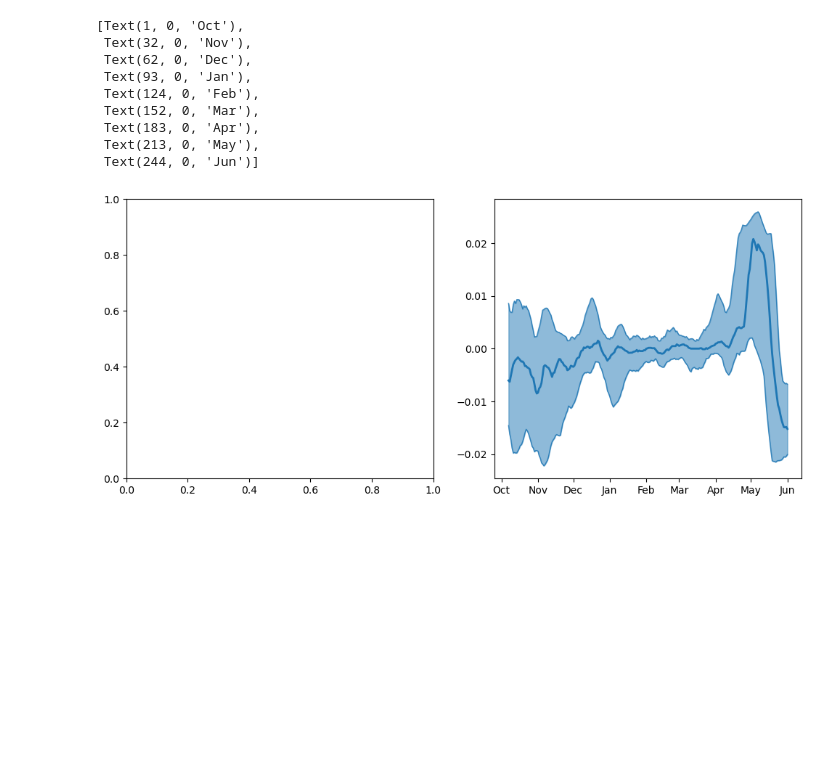
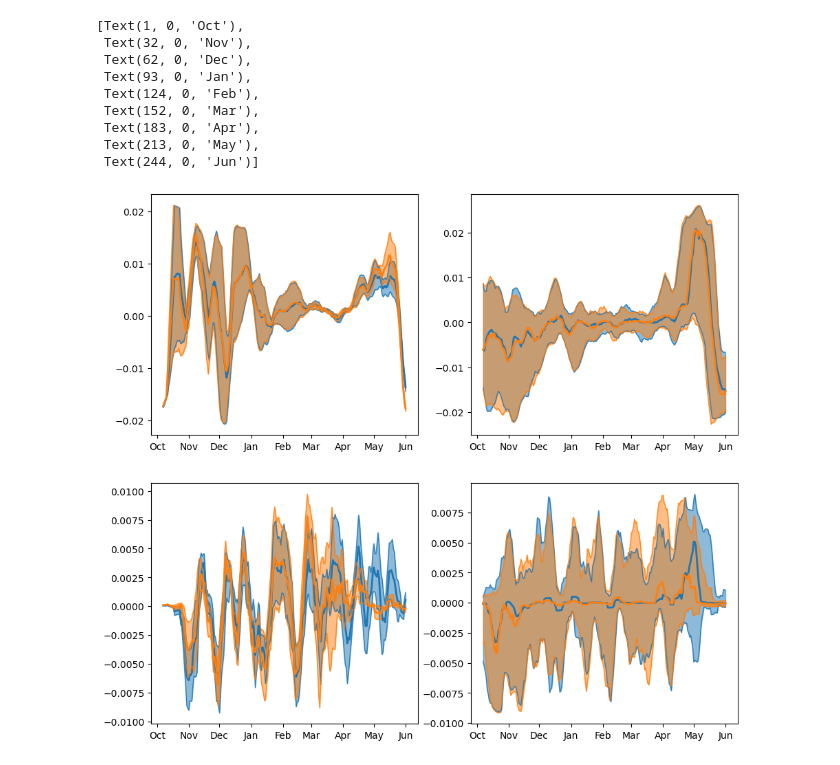
Before and after one commit to rpalomaki/SWE_error_analysis, a Jupyter notebook: ross_sandbox.ipynb, the cells around one changed output. Drawn from its saved outputs; the diff is of its cells as text; code cells hidden in the pictures; blank space fills up the shorter version.

```diff
--- a/ross_sandbox.ipynb
+++ b/ross_sandbox.ipynb
@@ -126,17 +139,81 @@ chena_6pm = chena.loc[chena.index.hour==18]
 chena_6am['soil_error'] = calc_soil_moisture_error(chena_sand, chena_clay, chena_6am['sm_2cm']/100)
 chena_6pm['soil_error'] = calc_soil_moisture_error(chena_sand, chena_clay, chena_6pm['sm_2cm']/100)
 
+mores_veg_height = 6
+mores_6am['veg_error'] = calc_veg_permittivity_error(canopy_height=mores_veg_height, temperature_series=mores_6am['TAVG.H-1 (degC) '])
+mores_6pm['veg_error'] = calc_veg_permittivity_error(canopy_height=mores_veg_height, temperature_series=mores_6pm['TAVG.H-1 (degC) '])
 
 
-fig, ax = plt.subplots(1, 2, figsize=(12,5))
-gb = chena_6am.loc[chena['dowy']<=244].groupby('dowy')
-ax[1].fill_between(gb.quantile(0.1)['soil_error'].index, chena_6am.loc[chena['dowy']<=244].groupby('dowy').quantile(0.1)['soil_error'].rolling(7).mean(), chena_6am.loc[chena['dowy']<=244].groupby('dowy').quantile(0.9)['soil_error'].rolling(7).mean(), alpha=0.5, color=plt.get_cmap('tab10')(0))
-ax[1].plot(gb.median()['soil_error'].rolling(7).mean(), lw=2)
-ax[1].plot(gb.quantile(0.1)['soil_error'].rolling(7).mean(), lw=1, alpha=0.8, color=plt.get_cmap('tab10')(0))
-ax[1].plot(gb.quantile(0.9)['soil_error'].rolling(7).mean(), lw=1, alpha=0.8, color=plt.get_cmap('tab10')(0))
+chena_veg_height = 5
+chena_6am['veg_error'] = calc_veg_permittivity_error(canopy_height=chena_veg_height, temperature_series=chena_6am['TOBS.I-1 (degC) '])
+chena_6pm['veg_error'] = calc_veg_permittivity_error(canopy_height=chena_veg_height, temperature_series=chena_6pm['TOBS.I-1 (degC) '])
 
-ax[1].set_xticks([1,1+31,1+31+30,1+31+30+31,1+31+30+31+31,1+31+30+31+31+28,1+31+30+31+31+28+31,1+31+30+31+31+28+31+30,1+31+30+31+31+28+31+30+31])
-ax[1].set_xticklabels(['Oct','Nov','Dec','Jan','Feb','Mar','Apr','May','Jun'])
+
+
+mores6am_gb = mores_6am.loc[mores['dowy']<=244].groupby('dowy')
+mores6pm_gb = mores_6pm.loc[mores['dowy']<=244].groupby('dowy')
+chena6am_gb = chena_6am.loc[chena['dowy']<=244].groupby('dowy')
+chena6pm_gb = chena_6pm.loc[chena['dowy']<=244].groupby('dowy')
+
+
+
+
+fig, ax = plt.subplots(2, 2, figsize=(11,10))
+# Soil error
+ax[0,0].fill_between(mores6am_gb.quantile(0.1)['soil_error'].index, mores_6am.loc[mores['dowy']<=244].groupby('dowy').quantile(0.1)['soil_error'].rolling(7).mean(), mores_6am.loc[mores['dowy']<=244].groupby('dowy').quantile(0.9)['soil_error'].rolling(7).mean(), alpha=0.5, color=plt.get_cmap('tab10')(0))
+ax[0,0].plot(mores6am_gb.median()['soil_error'].rolling(7).mean(), lw=2)
+ax[0,0].plot(mores6am_gb.quantile(0.1)['soil_error'].rolling(7).mean(), lw=1, alpha=0.8, color=plt.get_cmap('tab10')(0))
+ax[0,0].plot(mores6am_gb.quantile(0.9)['soil_error'].rolling(7).mean(), lw=1, alpha=0.8, color=plt.get_cmap('tab10')(0))
+
+ax[0,0].fill_between(mores6pm_gb.quantile(0.1)['soil_error'].index, mores_6pm.loc[mores['dowy']<=244].groupby('dowy').quantile(0.1)['soil_error'].rolling(7).mean(), mores_6pm.loc[mores['dowy']<=244].groupby('dowy').quantile(0.9)['soil_error'].rolling(7).mean(), alpha=0.5, color=plt.get_cmap('tab10')(1))
+ax[0,0].plot(mores6pm_gb.median()['soil_error'].rolling(7).mean(), lw=2, color=plt.get_cmap('tab10')(1))
+ax[0,0].plot(mores6pm_gb.quantile(0.1)['soil_error'].rolling(7).mean(), lw=1, alpha=0.8, color=plt.get_cmap('tab10')(1))
+ax[0,0].plot(mores6pm_gb.quantile(0.9)['soil_error'].rolling(7).mean(), lw=1, alpha=0.8, color=plt.get_cmap('tab10')(1))
+
+ax[0,0].set_xticks([1,1+31,1+31+30,1+31+30+31,1+31+30+31+31,1+31+30+31+31+28,1+31+30+31+31+28+31,1+31+30+31+31+28+31+30,1+31+30+31+31+28+31+30+31])
+ax[0,0].set_xticklabels(['Oct','Nov','Dec','Jan','Feb','Mar','Apr','May','Jun'])
+
+ax[0,1].fill_between(chena6am_gb.quantile(0.1)['soil_error'].index, chena_6am.loc[chena['dowy']<=244].groupby('dowy').quantile(0.1)['soil_error'].rolling(7).mean(), chena_6am.loc[chena['dowy']<=244].groupby('dowy').quantile(0.9)['soil_error'].rolling(7).mean(), alpha=0.5, color=plt.get_cmap('tab10')(0))
+ax[0,1].plot(chena6am_gb.median()['soil_error'].rolling(7).mean(), lw=2)
+ax[0,1].plot(chena6am_gb.quantile(0.1)['soil_error'].rolling(7).mean(), lw=1, alpha=0.8, color=plt.get_cmap('tab10')(0))
+ax[0,1].plot(chena6am_gb.quantile(0.9)['soil_error'].rolling(7).mean(), lw=1, alpha=0.8, color=plt.get_cmap('tab10')(0))
+
+ax[0,1].fill_between(chena6pm_gb.quantile(0.1)['soil_error'].index, chena_6pm.loc[chena['dowy']<=244].groupby('dowy').quantile(0.1)['soil_error'].rolling(7).mean(), chena_6pm.loc[chena['dowy']<=244].groupby('dowy').quantile(0.9)['soil_error'].rolling(7).mean(), alpha=0.5, color=plt.get_cmap('tab10')(1))
+ax[0,1].plot(chena6pm_gb.median()['soil_error'].rolling(7).mean(), lw=2, color=plt.get_cmap('tab10')(1))
+ax[0,1].plot(chena6pm_gb.quantile(0.1)['soil_error'].rolling(7).mean(), lw=1, alpha=0.8, color=plt.get_cmap('tab10')(1))
+ax[0,1].plot(chena6pm_gb.quantile(0.9)['soil_error'].rolling(7).mean(), lw=1, alpha=0.8, color=plt.get_cmap('tab10')(1))
+
+ax[0,1].set_xticks([1,1+31,1+31+30,1+31+30+31,1+31+30+31+31,1+31+30+31+31+28,1+31+30+31+31+28+31,1+31+30+31+31+28+31+30,1+31+30+31+31+28+31+30+31])
+ax[0,1].set_xticklabels(['Oct','Nov','Dec','Jan','Feb','Mar','Apr','May','Jun'])
+
+# Veg error
+ax[1,0].fill_between(mores6am_gb.quantile(0.1)['veg_error'].index, mores_6am.loc[mores['dowy']<=244].groupby('dowy').quantile(0.1)['veg_error'].rolling(7).mean(), mores_6am.loc[mores['dowy']<=244].groupby('dowy').quantile(0.9)['veg_error'].rolling(7).mean(), alpha=0.5, color=plt.get_cmap('tab10')(0))
+ax[1,0].plot(mores6am_gb.median()['veg_error'].rolling(7).mean(), lw=2)
+ax[1,0].plot(mores6am_gb.quantile(0.1)['veg_error'].rolling(7).mean(), lw=1, alpha=0.8, color=plt.get_cmap('tab10')(0))
+ax[1,0].plot(mores6am_gb.quantile(0.9)['veg_error'].rolling(7).mean(), lw=1, alpha=0.8, color=plt.get_cmap('tab10')(0))
+
+ax[1,0].fill_between(mores6pm_gb.quantile(0.1)['veg_error'].index, mores_6pm.loc[mores['dowy']<=244].groupby('dowy').quantile(0.1)['veg_error'].rolling(7).mean(), mores_6pm.loc[mores['dowy']<=244].groupby('dowy').quantile(0.9)['veg_error'].rolling(7).mean(), alpha=0.5, color=plt.get_cmap('tab10')(1))
+ax[1,0].plot(mores6pm_gb.median()['veg_error'].rolling(7).mean(), lw=2, color=plt.get_cmap('tab10')(1))
+ax[1,0].plot(mores6pm_gb.quantile(0.1)['veg_error'].rolling(7).mean(), lw=1, alpha=0.8, color=plt.get_cmap('tab10')(1))
+ax[1,0].plot(mores6pm_gb.quantile(0.9)['veg_error'].rolling(7).mean(), lw=1, alpha=0.8, color=plt.get_cmap('tab10')(1))
+
+ax[1,0].set_xticks([1,1+31,1+31+30,1+31+30+31,1+31+30+31+31,1+31+30+31+31+28,1+31+30+31+31+28+31,1+31+30+31+31+28+31+30,1+31+30+31+31+28+31+30+31])
+ax[1,0].set_xticklabels(['Oct','Nov','Dec','Jan','Feb','Mar','Apr','May','Jun'])
+
+ax[1,1].fill_between(chena6am_gb.quantile(0.1)['veg_error'].index, chena_6am.loc[chena['dowy']<=244].groupby('dowy').quantile(0.1)['veg_error'].rolling(7).mean(), chena_6am.loc[chena['dowy']<=244].groupby('dowy').quantile(0.9)['veg_error'].rolling(7).mean(), alpha=0.5, color=plt.get_cmap('tab10')(0))
+ax[1,1].plot(chena6am_gb.median()['veg_error'].rolling(7).mean(), lw=2)
+ax[1,1].plot(chena6am_gb.quantile(0.1)['veg_error'].rolling(7).mean(), lw=1, alpha=0.8, color=plt.get_cmap('tab10')(0))
+ax[1,1].plot(chena6am_gb.quantile(0.9)['veg_error'].rolling(7).mean(), lw=1, alpha=0.8, color=plt.get_cmap('tab10')(0))
+
+ax[1,1].fill_between(chena6pm_gb.quantile(0.1)['veg_error'].index, chena_6pm.loc[chena['dowy']<=244].groupby('dowy').quantile(0.1)['veg_error'].rolling(7).mean(), chena_6pm.loc[chena['dowy']<=244].groupby('dowy').quantile(0.9)['veg_error'].rolling(7).mean(), alpha=0.5, color=plt.get_cmap('tab10')(1))
+ax[1,1].plot(chena6pm_gb.median()['veg_error'].rolling(7).mean(), lw=2, color=plt.get_cmap('tab10')(1))
+ax[1,1].plot(chena6pm_gb.quantile(0.1)['veg_error'].rolling(7).mean(), lw=1, alpha=0.8, color=plt.get_cmap('tab10')(1))
+ax[1,1].plot(chena6pm_gb.quantile(0.9)['veg_error'].rolling(7).mean(), lw=1, alpha=0.8, color=plt.get_cmap('tab10')(1))
+
+ax[1,1].set_xticks([1,1+31,1+31+30,1+31+30+31,1+31+30+31+31,1+31+30+31+31+28,1+31+30+31+31+28+31,1+31+30+31+31+28+31+30,1+31+30+31+31+28+31+30+31])
+ax[1,1].set_xticklabels(['Oct','Nov','Dec','Jan','Feb','Mar','Apr','May','Jun'])
+
+ax[0,0].set_title('Mores Creek Summit')
 
 
 # ax[0].plot(mores_6pm.groupby('dowy').median()['soil_error'])
@@ -164,13 +238,13 @@ See the caveats in the documentation: https://pandas.pydata.org/pandas-docs/stab
 [Text(1, 0, 'Oct'),
  Text(32, 0, 'Nov'),
  Text(62, 0, 'Dec'),
  Text(93, 0, 'Jan'),
  Text(124, 0, 'Feb'),
  Text(152, 0, 'Mar'),
  Text(183, 0, 'Apr'),
  Text(213, 0, 'May'),
  Text(244, 0, 'Jun')]
-[figure, old version]
+[figure, new version]
 # %%
 gb.mean()
 # %% [output]
```
Also changed, not shown: parts of 7 cells of this notebook, 1 other file.
